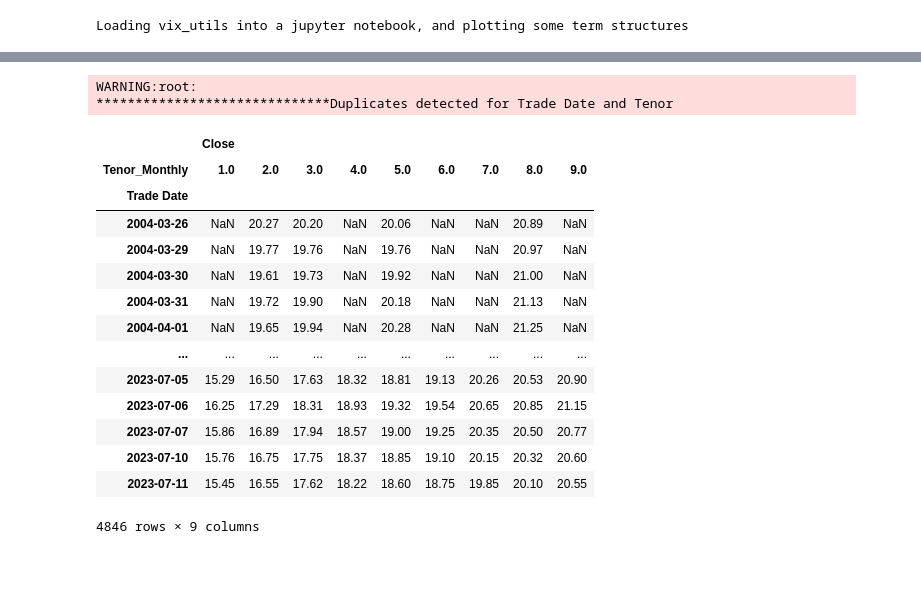
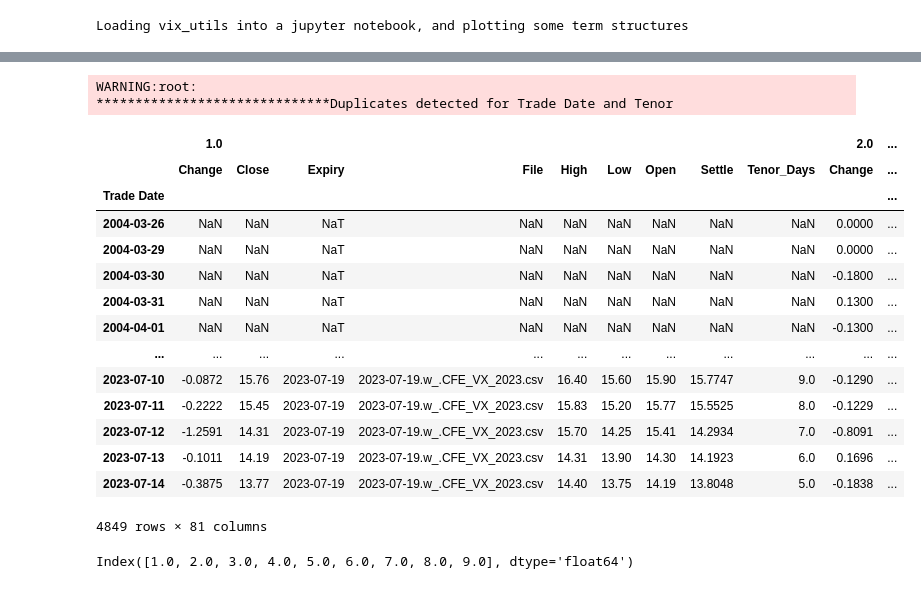
Before and after one commit to dougransom/vix_utils, a Jupyter notebook: src/vix_utils/examples/vix_utils use in Jupyter.ipynb, the cells around one changed output, grey strips where cells are left out. Drawn from its saved outputs; the diff is of its cells as text; code cells hidden in the pictures.

```diff
--- a/src/vix_utils/examples/vix_utils use in Jupyter.ipynb
+++ b/src/vix_utils/examples/vix_utils use in Jupyter.ipynb
@@ -34,13 +16,29 @@ vix_cash_2=await vix_utils.async_get_vix_index_histories()
 # %%
     #manipulate the data to get what we want to display
     vix_cash_wide=vix_utils.pivot_cash_term_structure_on_symbol(vix_cash)
     vix_futures_monthly_skinny=vix_utils.select_monthly_futures(vix_futures)
     vix_futures_wide=vix_utils.pivot_futures_on_monthly_tenor(vix_futures_monthly_skinny)
+    vix_futures_wide=vix_utils.append_continuous_maturity_one_month(vix_futures_wide)
     #we just want 9 tenors for now
     selected_tenors=list(range(1,10))
     original_vix_futures_wide=pd.DataFrame(vix_futures_wide)
     vix_futures_wide=vix_futures_wide[selected_tenors]
-    close=vix_futures_wide.swaplevel(0,1,axis=1)[["Close"]]
+    vix_futures_wide
 # %% [output]
 WARNING:root:
 ******************************Duplicates detected for Trade Date and Tenor
+|  | 1.0 |  |  |  |  |  |  |  |  | 2.0 | ... |
+|  | Change | Close | Expiry | File | High | Low | Open | Settle | Tenor_Days | Change | ... |
+| Trade Date |  |  |  |  |  |  |  |  |  |  | ... |
+| 2004-03-26 | NaN | NaN | NaT | NaN | NaN | NaN | NaN | NaN | NaN | 0.0000 | ... |
+| 2004-03-29 | NaN | NaN | NaT | NaN | NaN | NaN | NaN | NaN | NaN | 0.0000 | ... |
+| 2004-03-30 | NaN | NaN | NaT | NaN | NaN | NaN | NaN | NaN | NaN | -0.1800 | ... |
+| 2004-03-31 | NaN | NaN | NaT | NaN | NaN | NaN | NaN | NaN | NaN | 0.1300 | ... |
+| 2004-04-01 | NaN | NaN | NaT | NaN | NaN | NaN | NaN | NaN | NaN | -0.1300 | ... |
+| ... | ... | ... | ... | ... | ... | ... | ... | ... | ... | ... | ... |
+| 2023-07-10 | -0.0872 | 15.76 | 2023-07-19 | 2023-07-19.w_.CFE_VX_2023.csv | 16.40 | 15.60 | 15.90 | 15.7747 | 9.0 | -0.1290 | ... |
+| 2023-07-11 | -0.2222 | 15.45 | 2023-07-19 | 2023-07-19.w_.CFE_VX_2023.csv | 15.83 | 15.20 | 15.77 | 15.5525 | 8.0 | -0.1229 | ... |
+| 2023-07-12 | -1.2591 | 14.31 | 2023-07-19 | 2023-07-19.w_.CFE_VX_2023.csv | 15.70 | 14.25 | 15.41 | 14.2934 | 7.0 | -0.8091 | ... |
+| 2023-07-13 | -0.1011 | 14.19 | 2023-07-19 | 2023-07-19.w_.CFE_VX_2023.csv | 14.31 | 13.90 | 14.30 | 14.1923 | 6.0 | 0.1696 | ... |
+| 2023-07-14 | -0.3875 | 13.77 | 2023-07-19 | 2023-07-19.w_.CFE_VX_2023.csv | 14.40 | 13.75 | 14.19 | 13.8048 | 5.0 | -0.1838 | ... |
+4849 rows × 81 columns
@@ -47,21 +52,7 @@ WARNING:root:
 # %%
-close
+close.columns
 # %% [output]
-|  | Close |  |  |  |  |  |  |  |  |
-| Tenor_Monthly | 1.0 | 2.0 | 3.0 | 4.0 | 5.0 | 6.0 | 7.0 | 8.0 | 9.0 |
-| Trade Date |  |  |  |  |  |  |  |  |  |
-| 2004-03-26 | NaN | 20.27 | 20.20 | NaN | 20.06 | NaN | NaN | 20.89 | NaN |
-| 2004-03-29 | NaN | 19.77 | 19.76 | NaN | 19.76 | NaN | NaN | 20.97 | NaN |
-| 2004-03-30 | NaN | 19.61 | 19.73 | NaN | 19.92 | NaN | NaN | 21.00 | NaN |
-| 2004-03-31 | NaN | 19.72 | 19.90 | NaN | 20.18 | NaN | NaN | 21.13 | NaN |
-| 2004-04-01 | NaN | 19.65 | 19.94 | NaN | 20.28 | NaN | NaN | 21.25 | NaN |
-| ... | ... | ... | ... | ... | ... | ... | ... | ... | ... |
-| 2023-07-05 | 15.29 | 16.50 | 17.63 | 18.32 | 18.81 | 19.13 | 20.26 | 20.53 | 20.90 |
-| 2023-07-06 | 16.25 | 17.29 | 18.31 | 18.93 | 19.32 | 19.54 | 20.65 | 20.85 | 21.15 |
-| 2023-07-07 | 15.86 | 16.89 | 17.94 | 18.57 | 19.00 | 19.25 | 20.35 | 20.50 | 20.77 |
-| 2023-07-10 | 15.76 | 16.75 | 17.75 | 18.37 | 18.85 | 19.10 | 20.15 | 20.32 | 20.60 |
-| 2023-07-11 | 15.45 | 16.55 | 17.62 | 18.22 | 18.60 | 18.75 | 19.85 | 20.10 | 20.55 |
-4846 rows × 9 columns
+Index([1.0, 2.0, 3.0, 4.0, 5.0, 6.0, 7.0, 8.0, 9.0], dtype='float64')
 # %%
 #plot futures
 close.plot()
```
Also changed, not shown: parts of 8 cells of this notebook, 3 other files.
